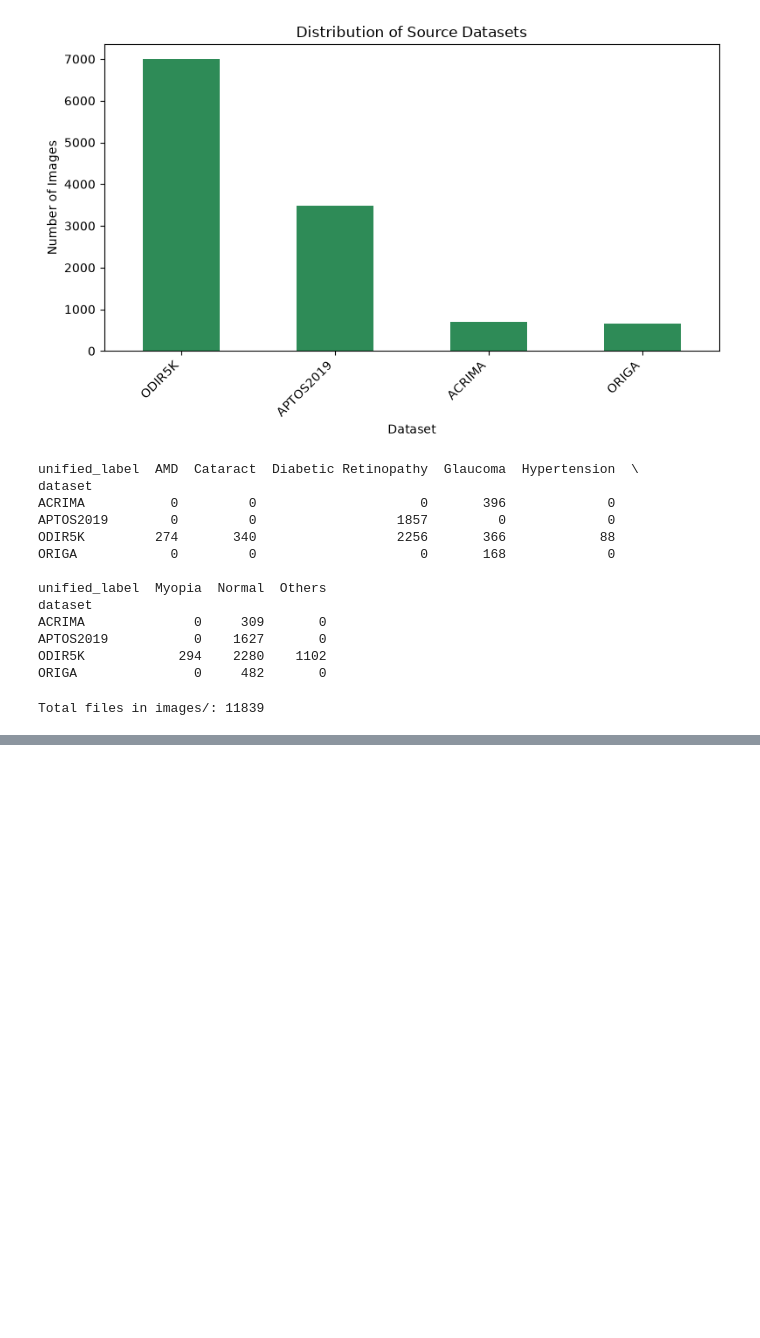
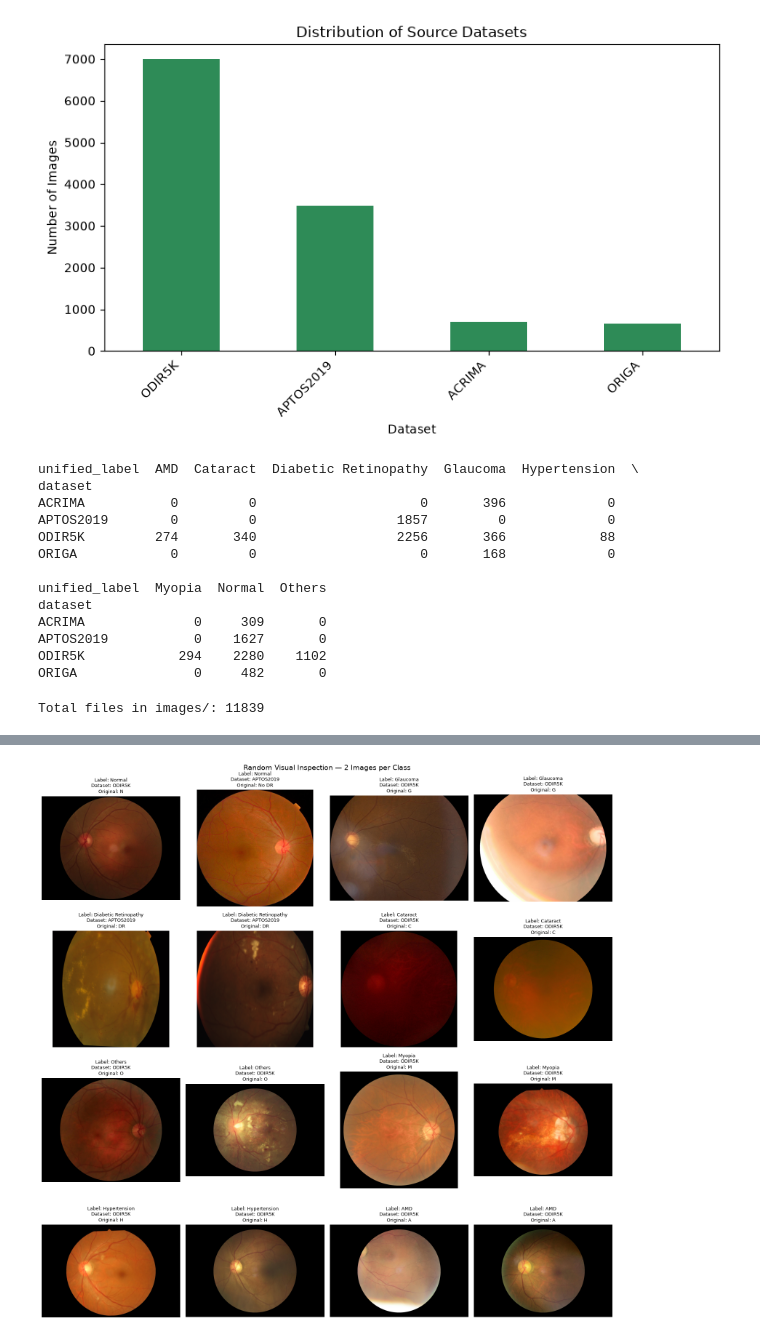
Before and after one commit to mahmoudshoip94/EyeDisease, a Jupyter notebook: data_prepration.ipynb, the cells around one changed output, grey strips where cells are left out. Cells and saved outputs as stored; diff of their text form; code cells hidden in the pictures; blank space fills up the shorter version.

```diff
--- a/data_prepration.ipynb
+++ b/data_prepration.ipynb
@@ -113,7 +113,7 @@ APTOS2019           0    1627       0
 ODIR5K            294    2280    1102
 ORIGA               0     482       0
 # %%
-IMAGES_DIR = Path(r"D:\Education\Cellula\EyeDisease\local\Data\images")
+IMAGES_DIR = Path(r"D:\Education\Cellula\EyeDisease\EyeDisease\Data\images")
 
 # Get all files in the folder (including subfolders)
 all_files = [p for p in IMAGES_DIR.rglob("*") if p.is_file()]
@@ -189,0 +124,94 @@ Total images to show: 16
+# %%
+# Take 2 random samples from each class
+n_per_class = 2
+
+sample_parts = []
+
+for label in meta["unified_label"].unique():
+    class_df = meta[meta["unified_label"] == label]
+
+    sample_parts.append(
+        class_df.sample(
+            n=min(n_per_class, len(class_df)),
+            random_state=42
+        )
+    )
+
+sample_df = pd.concat(sample_parts, ignore_index=True)
+
+print("Columns:", sample_df.columns.tolist())
+print(f"Total images to show: {len(sample_df)}")
+
+# Make sure image_path exists
+if "image_path" not in sample_df.columns:
+    sample_df["image_path"] = sample_df["filename"].apply(
+        lambda x: IMAGES_DIR / x
+    )
+
+# Grid
+n = len(sample_df)
+cols = 4
+rows = (n + cols - 1) // cols
+
+fig, axes = plt.subplots(
+    rows,
+    cols,
+    figsize=(cols * 4, rows * 4)
+)
+
+axes = np.atleast_1d(axes).flatten()
+
+# Display images
+for i, (_, row) in enumerate(sample_df.iterrows()):
+
+    ax = axes[i]
+
+    try:
+        image_path = row["image_path"]
+
+        # Open image
+        img = Image.open(image_path).convert("RGB")
+
+        # Display
+        ax.imshow(img)
+
+        # Metadata
+        label = row["unified_label"]
+        dataset = row["dataset"]
+        original = row["original_label"]
+
+        ax.set_title(
+            f"Label: {label}\n"
+            f"Dataset: {dataset}\n"
+            f"Original: {original}",
+            fontsize=9
+        )
+
+        ax.axis("off")
+
+    except Exception as e:
+
+        print(f"Error loading: {image_path}")
+        print(f"Error: {e}")
+
+        ax.axis("off")
+        ax.text(
+            0.5,
+            0.5,
+            f"ERROR\n{e}",
+            ha="center",
+            va="center"
+        )
+
+# Hide unused axes
+for j in range(len(sample_df), len(axes)):
+    axes[j].axis("off")
+
+plt.suptitle(
+    "Random Visual Inspection — 2 Images per Class",
+    fontsize=14
+)
+
+plt.tight_layout()
+plt.show()
+# %% [output]
@@ -189,0 +220 @@ Total images to show: 16
+[figure, added]
```
Also changed, not shown: parts of 6 cells of this notebook.
